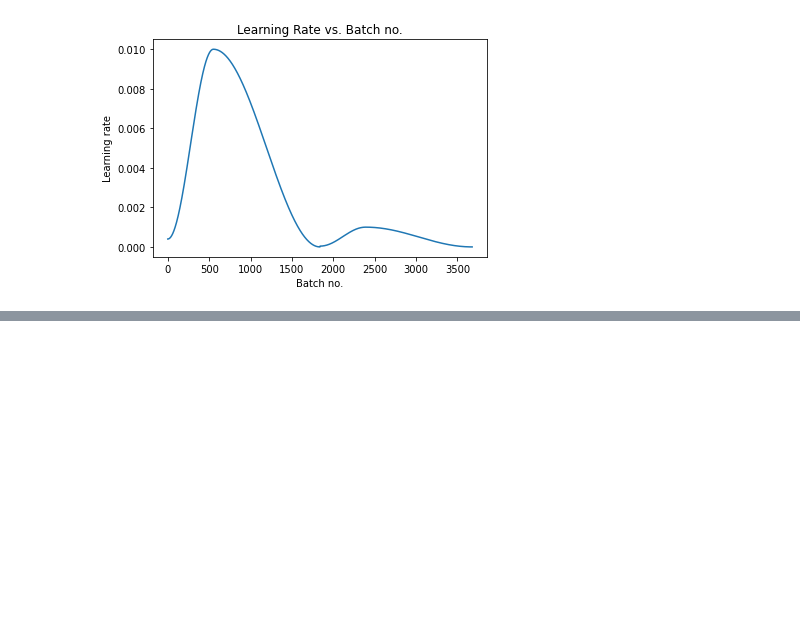
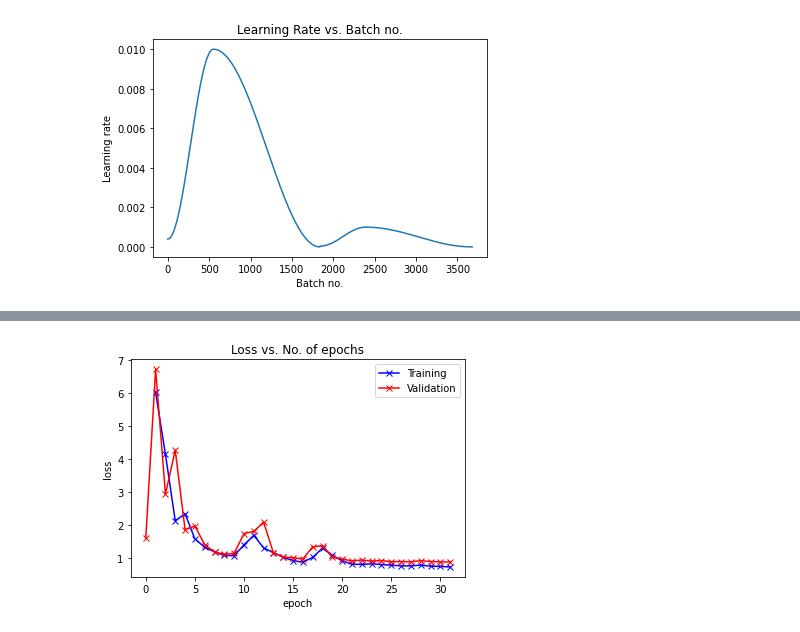
Before and after one commit to ThatGuyDV/CNNapproches, a Jupyter notebook: Transfer_learning.ipynb, the cells around one changed output, grey strips where cells are left out. Saved outputs shown, nothing was run; the diff lists cells and outputs as text; code cells hidden in the pictures; blank space fills up the shorter version.

```diff
--- a/Transfer_learning.ipynb
+++ b/Transfer_learning.ipynb
@@ -410,0 +453,6 @@ history += fit_one_cycle(5, max_lr, model, train_dl, valid_dl,
+# %%
+%%time
+history += fit_one_cycle(5, 0.0001, model, train_dl, valid_dl,
+                             grad_clip=grad_clip,
+                             weight_decay=weight_decay,
+                             opt_func=opt_func)
@@ -410,0 +471,4 @@ history += fit_one_cycle(5, max_lr, model, train_dl, valid_dl,
+# %%
+plot_losses(history)
+# %% [output]
+[figure, added]
```
Also changed, not shown: parts of 7 cells of this notebook.
